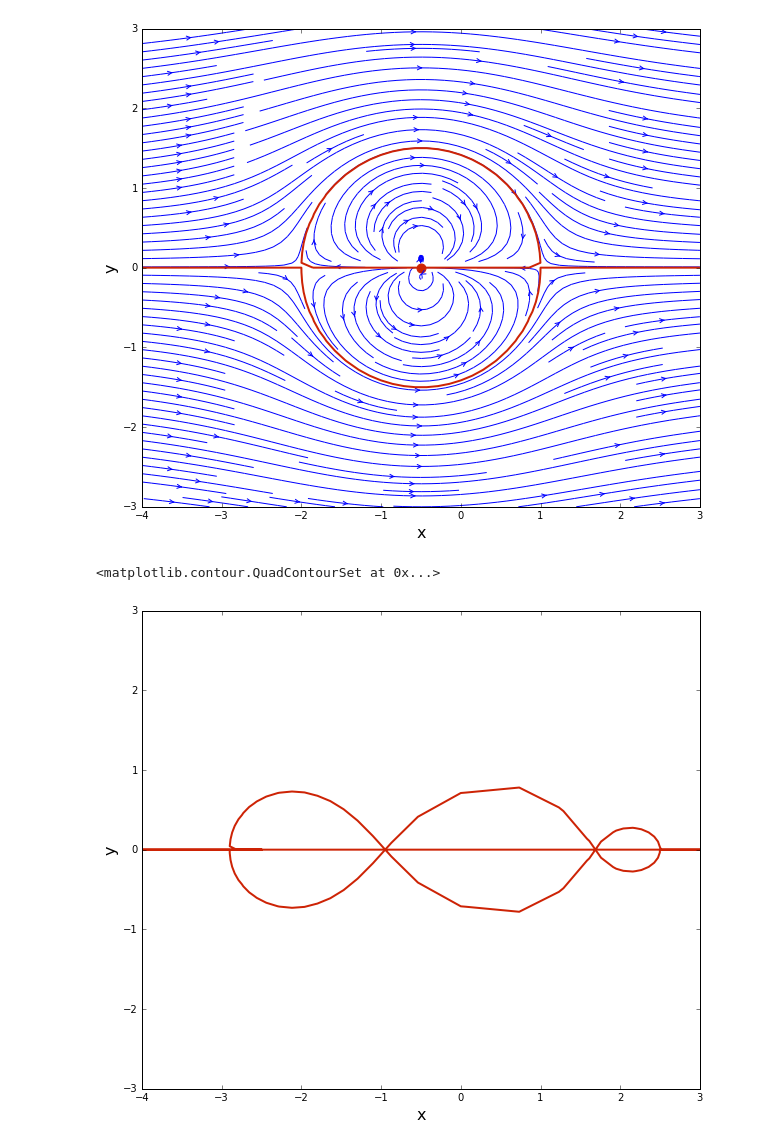
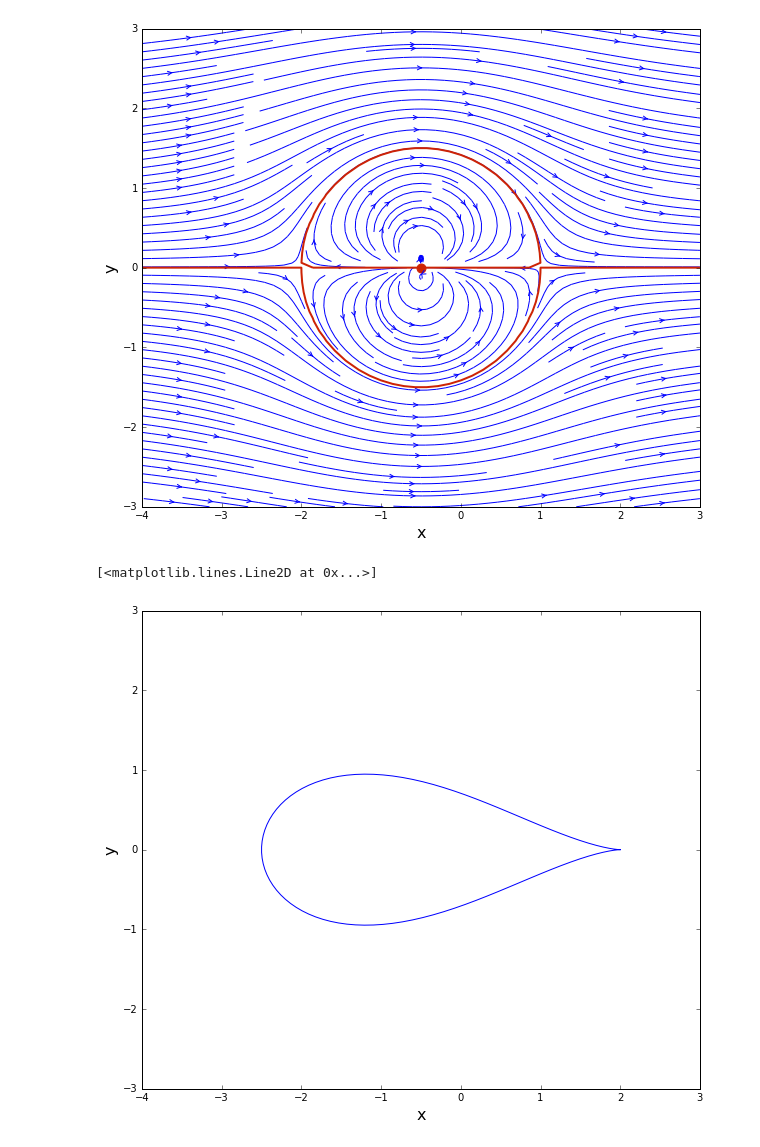
Before and after one commit to cinozeng/mae6226-work, a Jupyter notebook: Lesson_Task.ipynb, the cells around one changed output. Drawn from its saved outputs; the diff is of its cells as text; code cells hidden in the pictures.

```diff
--- a/Lesson_Task.ipynb
+++ b/Lesson_Task.ipynb
@@ -99,16 +99,19 @@ def trans(x,y,c):
     z = x + y* 1j
     zeta = z+c**2/z
     return zeta
+# %%
+r = 1.5
+z = (-0.5+r*numpy.cos(theta)+r*1j*numpy.sin(theta))
 # %%
-X1=trans(X,Y,1).real
-Y1=trans(X,Y,1).imag
+X1=trans(z.real,z.imag,1).real
+Y1=trans(z.real,z.imag,1).imag
 size = 10
 pyplot.figure(figsize=(size, (y_end-y_start)/(x_end-x_start)*size))
 pyplot.xlabel('x', fontsize=16)
 pyplot.ylabel('y', fontsize=16)
 pyplot.xlim(x_start, x_end)
 pyplot.ylim(y_start, y_end)
-pyplot.contour(X1, Y1, psi, levels=[0.], colors='#CD2305', linewidths=2, linestyles='solid')
+pyplot.plot(X1,Y1)
 # %% [output]
-<matplotlib.contour.QuadContourSet at 0x...>
+[<matplotlib.lines.Line2D at 0x...>]
-[figure, old version]
+[figure, new version]
```
